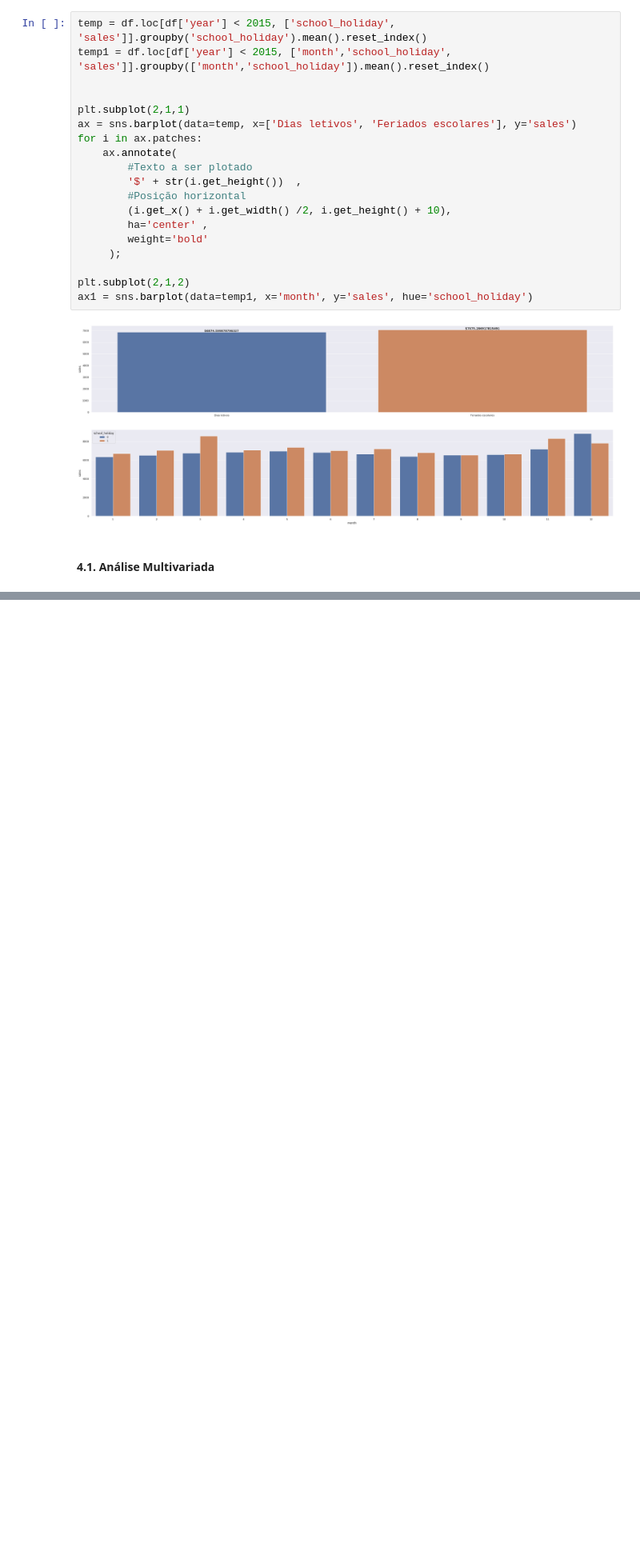
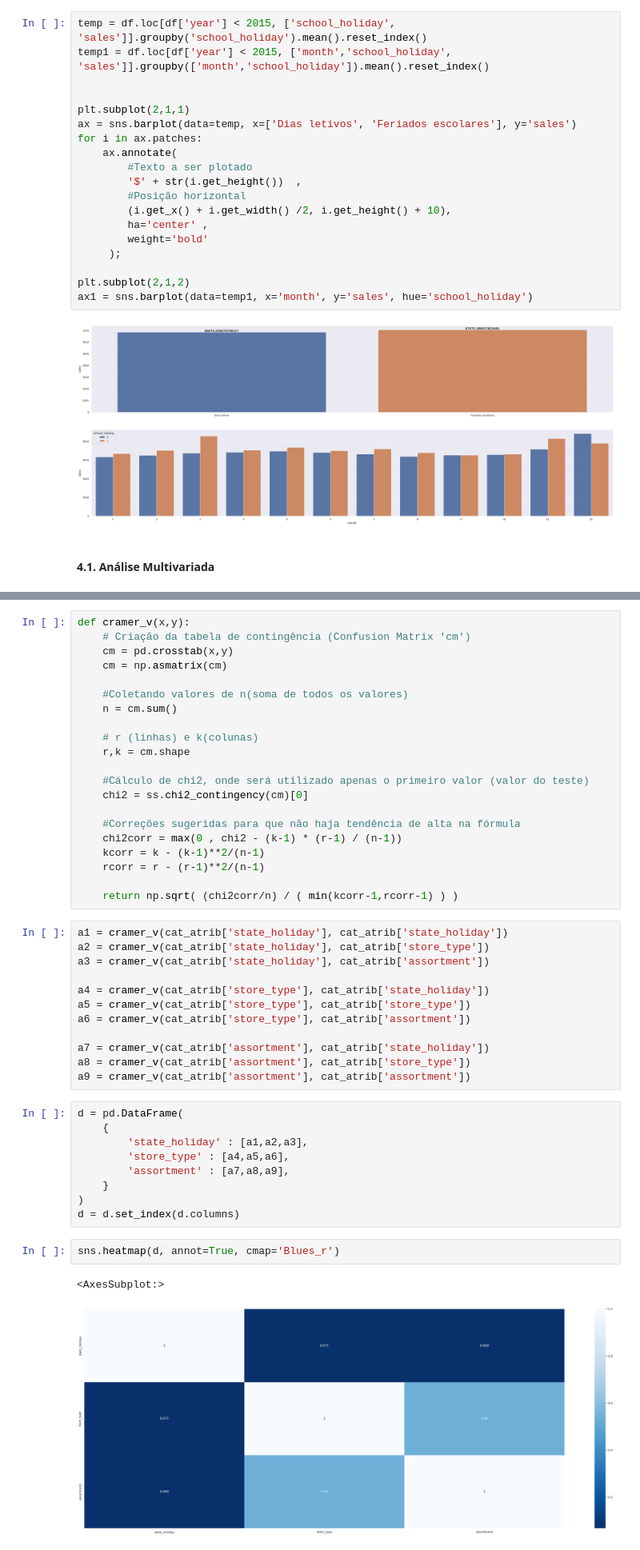
Before and after one commit to rsantosluan/ds_em_producao, a Jupyter notebook: M03_v1_StoreSalesPredictionP03.ipynb, the cells around one changed output, grey strips where cells are left out. Shown at 80% size. Saved outputs shown, nothing was run; the diff lists cells and outputs as text; blank space fills up the shorter version.

```diff
--- a/M03_v1_StoreSalesPredictionP03.ipynb
+++ b/M03_v1_StoreSalesPredictionP03.ipynb
@@ -403,0 +448,47 @@ ax1 = sns.barplot(data=temp1, x='month', y='sales', hue='school_holiday')
+# %%
+def cramer_v(x,y):
+    # Criação da tabela de contingência (Confusion Matrix 'cm')
+    cm = pd.crosstab(x,y)
+    cm = np.asmatrix(cm)
+
+    #Coletando valores de n(soma de todos os valores)
+    n = cm.sum()
+
+    # r (linhas) e k(colunas)
+    r,k = cm.shape
+
+    #Cálculo de chi2, onde será utilizado apenas o primeiro valor (valor do teste)
+    chi2 = ss.chi2_contingency(cm)[0]
+
+    #Correções sugeridas para que não haja tendência de alta na fórmula
+    chi2corr = max(0 , chi2 - (k-1) * (r-1) / (n-1))
+    kcorr = k - (k-1)**2/(n-1)
+    rcorr = r - (r-1)**2/(n-1)
+
+    return np.sqrt( (chi2corr/n) / ( min(kcorr-1,rcorr-1) ) )
+# %%
+a1 = cramer_v(cat_atrib['state_holiday'], cat_atrib['state_holiday'])
+a2 = cramer_v(cat_atrib['state_holiday'], cat_atrib['store_type'])
+a3 = cramer_v(cat_atrib['state_holiday'], cat_atrib['assortment'])
+
+a4 = cramer_v(cat_atrib['store_type'], cat_atrib['state_holiday'])
+a5 = cramer_v(cat_atrib['store_type'], cat_atrib['store_type'])
+a6 = cramer_v(cat_atrib['store_type'], cat_atrib['assortment'])
+
+a7 = cramer_v(cat_atrib['assortment'], cat_atrib['state_holiday'])
+a8 = cramer_v(cat_atrib['assortment'], cat_atrib['store_type'])
+a9 = cramer_v(cat_atrib['assortment'], cat_atrib['assortment'])
+# %%
+d = pd.DataFrame(
+    {
+        'state_holiday' : [a1,a2,a3],
+        'store_type' : [a4,a5,a6],
+        'assortment' : [a7,a8,a9],
+    }
+)
+d = d.set_index(d.columns)
+# %%
+sns.heatmap(d, annot=True, cmap='Blues_r')
+# %% [output]
+<AxesSubplot:>
+[figure, added]
```
Also changed, not shown: parts of 10 cells of this notebook, 3 other files.
